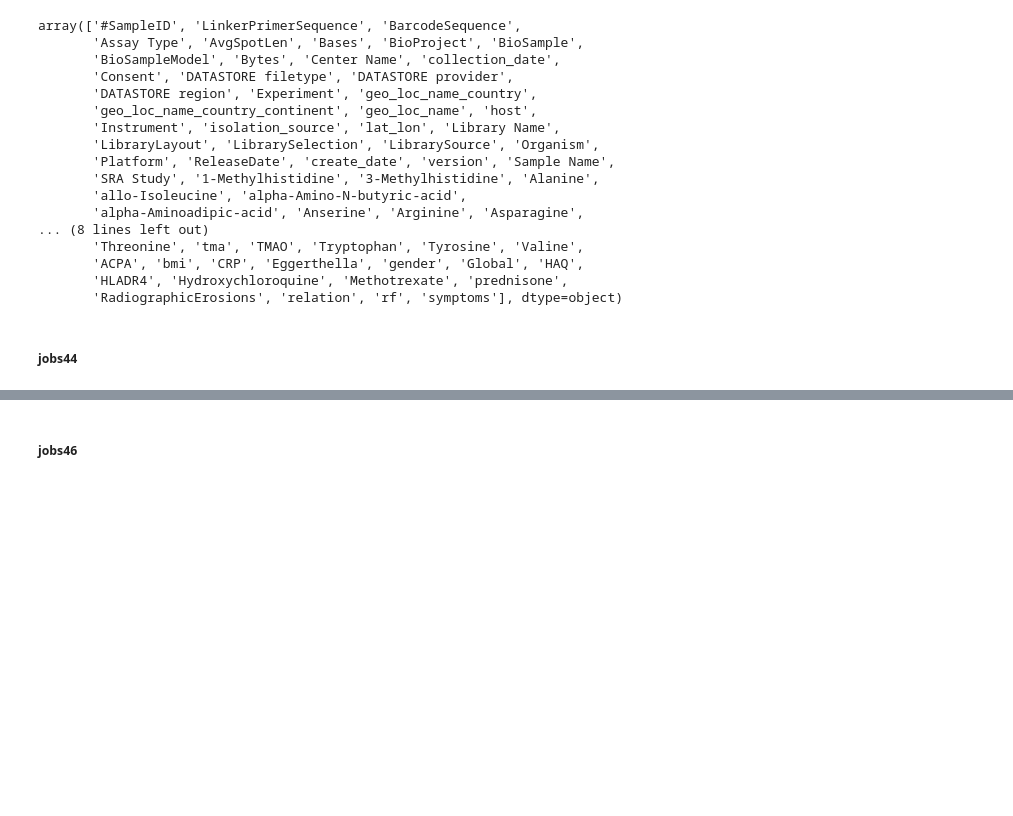
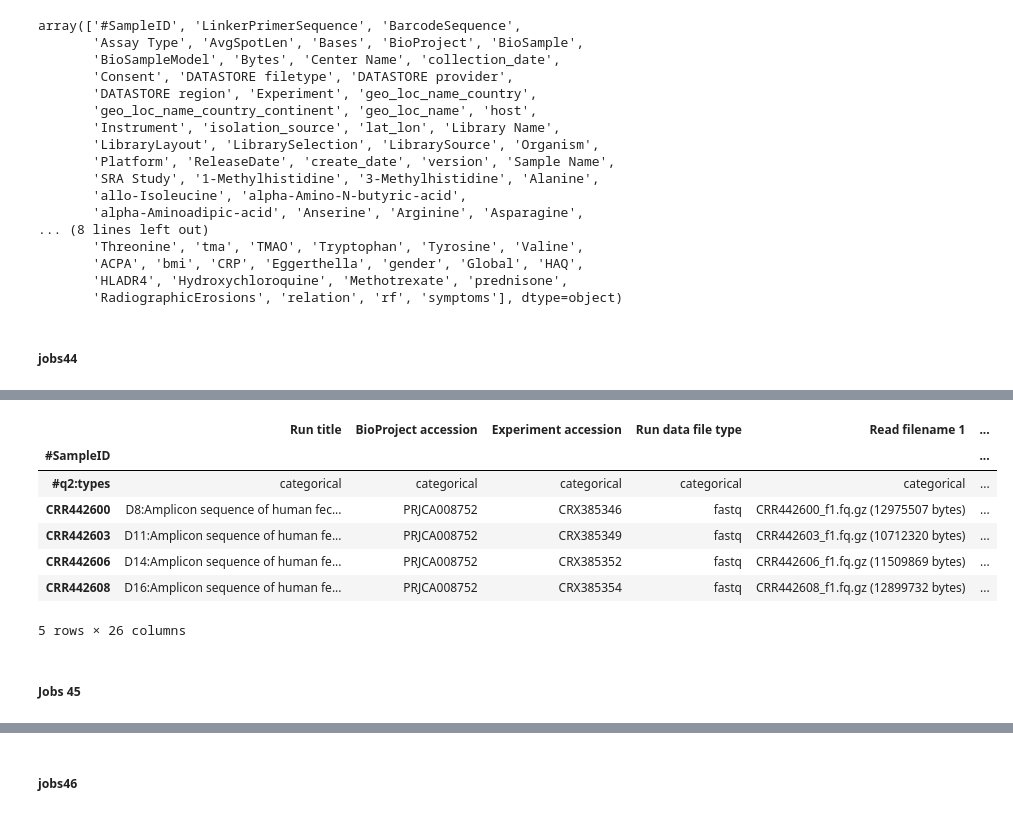
Before and after one commit to kbpi314/ampaim, a Jupyter notebook: code/ampaim_metaanalysis.ipynb, the cells around one changed output, grey strips where cells are left out. Cells and saved outputs as stored; diff of their text form; code cells hidden in the pictures; blank space fills up the shorter version.

```diff
--- a/code/ampaim_metaanalysis.ipynb
+++ b/code/ampaim_metaanalysis.ipynb
@@ -196,0 +182,49 @@ df.head()
+# %%
+# create mapping file
+df = pd.read_csv(path + 'outputs/jobs44/gutonlyCRR.csv')
+df = df[df['Run title'].str.contains('fecal')]
+df = df.set_index('Accession')
+
+# get diagnosis column
+df['DiagnosisOG'] = df['Run title'].map(lambda x: x.split('sample:')[-1])
+
+# create new simplified one
+df = df[df['DiagnosisOG'].isin(['healthy control','pSS patients without treament'])]
+# pSS patients without treament            90
+# pSS patients with 3-6 month treament     46
+# non-pSS patient                          43
+# healthy control                          40
+# pSS patients with 6-12 month treament    11
+
+# create new diagnosis
+df['Diagnosis'] = df['DiagnosisOG'].map({'healthy control': 'HC', 'pSS patients without treament': 'SjD'})
+
+# create categorical
+df = df.reset_index()
+df.loc[-1] = ['categorical' for _ in range(len(df.columns))] # adding a row
+df.index = df.index + 1  # shifting index
+df.sort_index(inplace=True)
+df.iloc[0,0] = '#q2:types'
+df = df.set_index('Accession')
+df.index.name = '#SampleID'
+
+# create host subject id
+df['HostSubjectId'] = df['ID']
+
+# drop "ID" it is protected in QIIME
+df = df.drop('ID',axis=1)
+
+# export
+df.to_csv(path + 'outputs/jobs44/qiime_mapping_file.tsv', sep='\t')
+df.head()
+# %% [output]
+|  | Run title | BioProject accession | Experiment accession | Run data file type | Read filename 1 | ... |
+| #SampleID |  |  |  |  |  | ... |
+| #q2:types | categorical | categorical | categorical | categorical | categorical | ... |
+| CRR442600 | D8:Amplicon sequence of human fec... | PRJCA008752 | CRX385346 | fastq | CRR442600_f1.fq.gz (12975507 bytes) | ... |
+| CRR442603 | D11:Amplicon sequence of human fe... | PRJCA008752 | CRX385349 | fastq | CRR442603_f1.fq.gz (10712320 bytes) | ... |
+| CRR442606 | D14:Amplicon sequence of human fe... | PRJCA008752 | CRX385352 | fastq | CRR442606_f1.fq.gz (11509869 bytes) | ... |
+| CRR442608 | D16:Amplicon sequence of human fe... | PRJCA008752 | CRX385354 | fastq | CRR442608_f1.fq.gz (12899732 bytes) | ... |
+5 rows × 26 columns
+# %% [markdown]
+##### Jobs 45 #####
```
Also changed, not shown: parts of 18 cells of this notebook, 12 other files.
